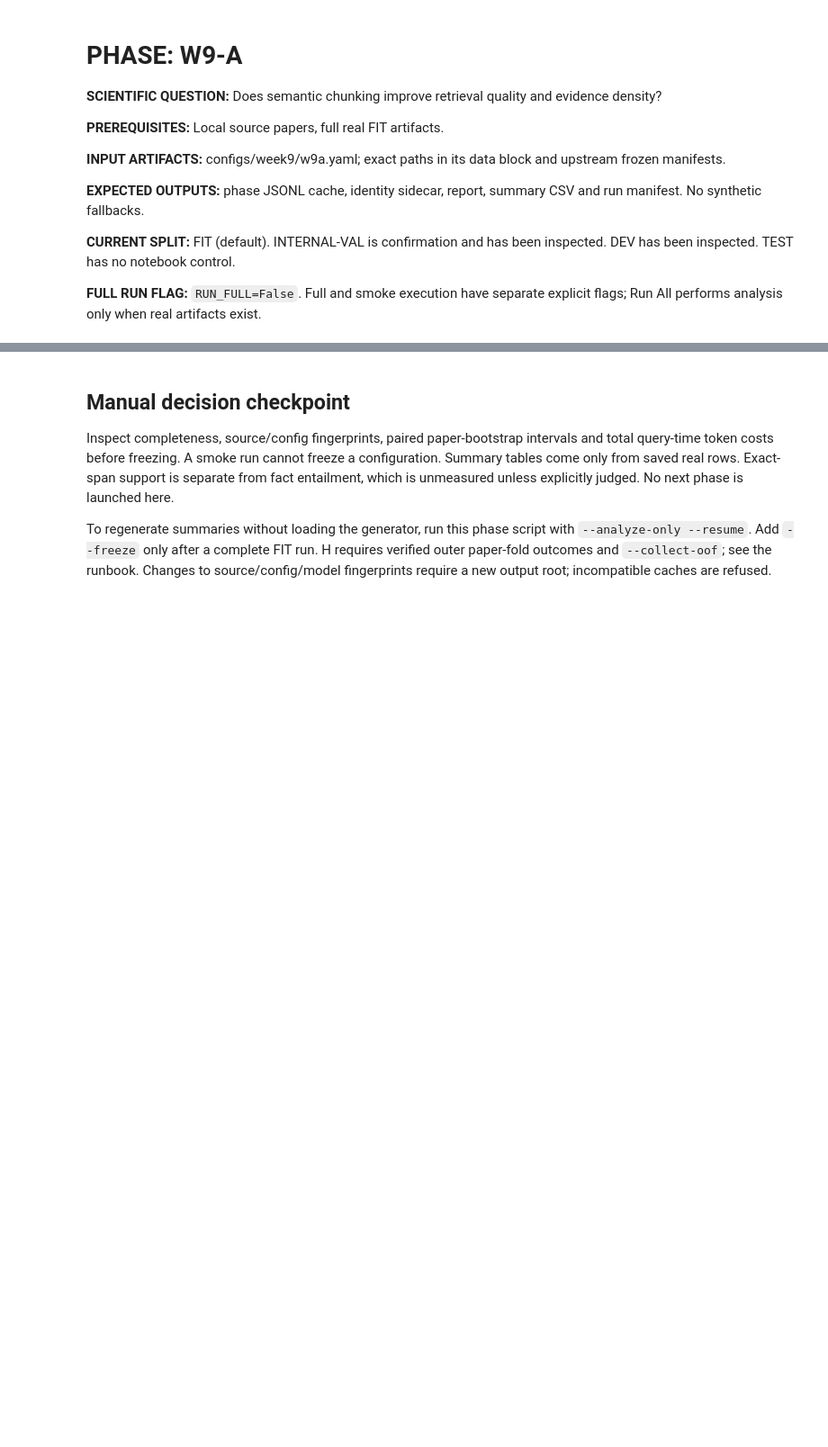
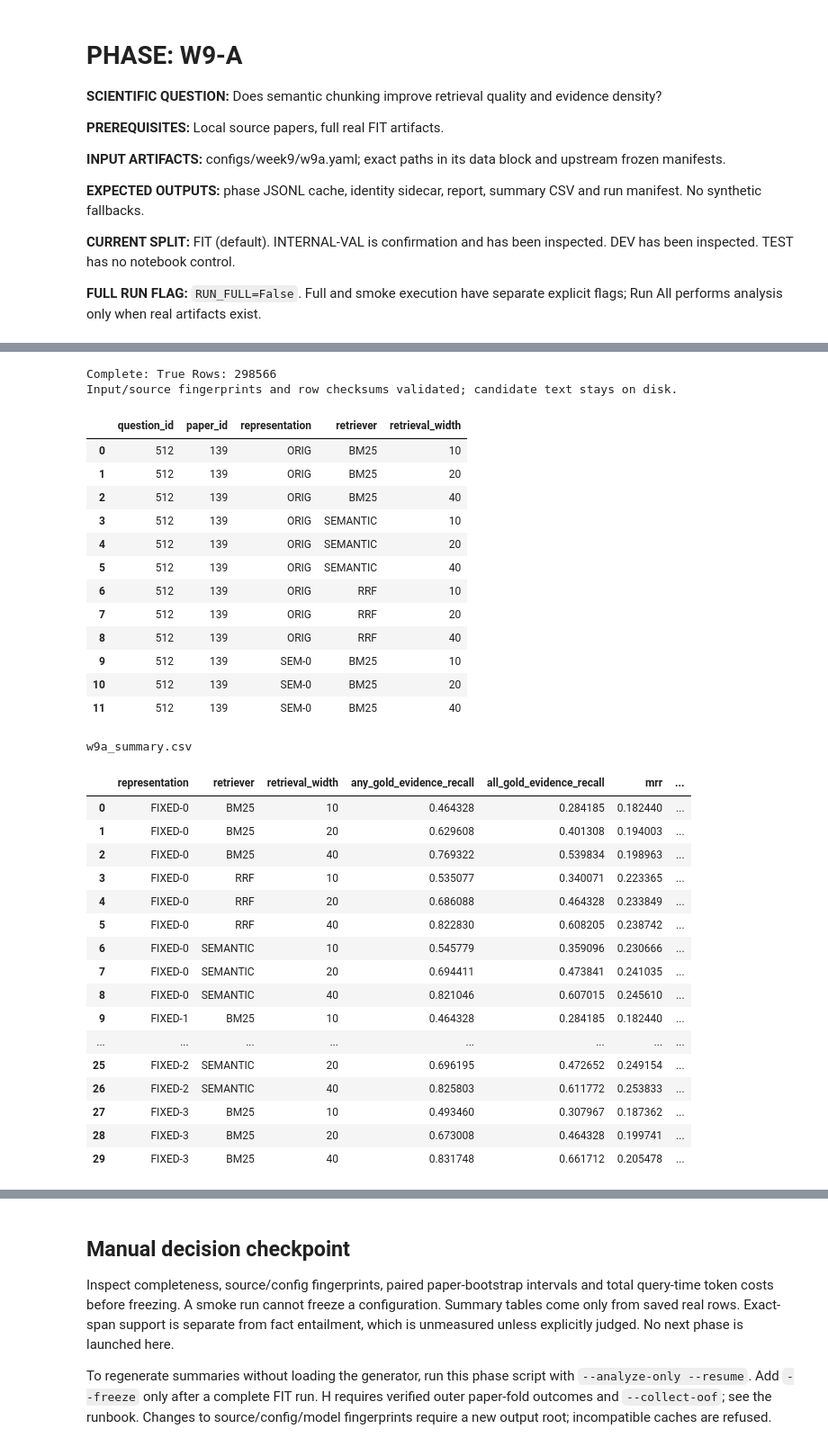
Before and after one commit to Guna-Venkat/CS787-QCCA-RAG, a Jupyter notebook: notebooks/week9/week9a_semantic_chunking_retrieval.ipynb, the cells around one changed output, grey strips where cells are left out. Shown at 90% size. Saved outputs shown, nothing was run; the diff lists cells and outputs as text; code cells hidden in the pictures; blank space fills up the shorter version.

```diff
--- a/notebooks/week9/week9a_semantic_chunking_retrieval.ipynb
+++ b/notebooks/week9/week9a_semantic_chunking_retrieval.ipynb
@@ -53,23 +71,68 @@ if RUN_SMOKE:
 # %%
 directory = phase_dir(cfg, PHASE, SPLIT)
 path = rows_path(cfg, PHASE, SPLIT)
-if path.is_file():
-    rows = load_phase(cfg, PHASE, SPLIT)
+manifest_path = directory / f'w9{PHASE}_manifest.json'
+if path.is_file() and manifest_path.is_file():
+    from src.week9.retrieval_cache import read_rows
+    from src.week9.provenance import verify_sources, file_hash
+    identity = json.loads(path.with_suffix('.identity.json').read_text())
+    verify_sources(identity['source_hashes'])
+    for input_path, expected_hash in identity['input_hashes'].items():
+        if file_hash(input_path) != expected_hash:
+            raise ValueError('Upstream input fingerprint changed')
+    # Validate every row, but keep only scalar metrics in notebook memory.
+    rows = list(read_rows(path, metrics_only=True))
     run_manifest = json.loads((directory / f'w9{PHASE}_manifest.json').read_text())
     from src.week9.provenance import digest
     expected_config = dict(cfg, _seed=run_manifest['seed'])
     if digest(expected_config) != run_manifest['config_hash']:
         raise ValueError('Notebook configuration differs from the saved run')
     print('Complete:', run_manifest['complete'], 'Rows:', len(rows))
-    print('Input/source fingerprints validated by load_phase.')
+    print('Input/source fingerprints and row checksums validated; candidate text stays on disk.')
     frame = pd.DataFrame(rows)
     display(frame[[c for c in ['question_id','paper_id','policy','representation','retriever',
         'retrieval_width','evidence_k','f1','total_query_prompt_tokens'] if c in frame]].head(12))
     for table in sorted(directory.glob('*.csv')):
         print(table.name)
         display(pd.read_csv(table).head(30))
+elif path.is_file():
+    print('Partial compact cache exists. Resume W9-A; summaries appear after completion.')
 else:
     print('No full-run artifacts yet. Run the phase manually; no fallback metrics were created.')
+# %% [output]
+Complete: True Rows: 298566
+Input/source fingerprints and row checksums validated; candidate text stays on disk.
+|  | question_id | paper_id | representation | retriever | retrieval_width |
+| 0 | 512 | 139 | ORIG | BM25 | 10 |
+| 1 | 512 | 139 | ORIG | BM25 | 20 |
+| 2 | 512 | 139 | ORIG | BM25 | 40 |
+| 3 | 512 | 139 | ORIG | SEMANTIC | 10 |
+| 4 | 512 | 139 | ORIG | SEMANTIC | 20 |
+| 5 | 512 | 139 | ORIG | SEMANTIC | 40 |
+| 6 | 512 | 139 | ORIG | RRF | 10 |
+| 7 | 512 | 139 | ORIG | RRF | 20 |
+| 8 | 512 | 139 | ORIG | RRF | 40 |
+| 9 | 512 | 139 | SEM-0 | BM25 | 10 |
+| 10 | 512 | 139 | SEM-0 | BM25 | 20 |
+| 11 | 512 | 139 | SEM-0 | BM25 | 40 |
+w9a_summary.csv
+|  | representation | retriever | retrieval_width | any_gold_evidence_recall | all_gold_evidence_recall | mrr | ... |
+| 0 | FIXED-0 | BM25 | 10 | 0.464328 | 0.284185 | 0.182440 | ... |
+| 1 | FIXED-0 | BM25 | 20 | 0.629608 | 0.401308 | 0.194003 | ... |
+| 2 | FIXED-0 | BM25 | 40 | 0.769322 | 0.539834 | 0.198963 | ... |
+| 3 | FIXED-0 | RRF | 10 | 0.535077 | 0.340071 | 0.223365 | ... |
+| 4 | FIXED-0 | RRF | 20 | 0.686088 | 0.464328 | 0.233849 | ... |
+| 5 | FIXED-0 | RRF | 40 | 0.822830 | 0.608205 | 0.238742 | ... |
+| 6 | FIXED-0 | SEMANTIC | 10 | 0.545779 | 0.359096 | 0.230666 | ... |
+| 7 | FIXED-0 | SEMANTIC | 20 | 0.694411 | 0.473841 | 0.241035 | ... |
+| 8 | FIXED-0 | SEMANTIC | 40 | 0.821046 | 0.607015 | 0.245610 | ... |
+| 9 | FIXED-1 | BM25 | 10 | 0.464328 | 0.284185 | 0.182440 | ... |
+| ... | ... | ... | ... | ... | ... | ... | ... |
+| 25 | FIXED-2 | SEMANTIC | 20 | 0.696195 | 0.472652 | 0.249154 | ... |
+| 26 | FIXED-2 | SEMANTIC | 40 | 0.825803 | 0.611772 | 0.253833 | ... |
+| 27 | FIXED-3 | BM25 | 10 | 0.493460 | 0.307967 | 0.187362 | ... |
+| 28 | FIXED-3 | BM25 | 20 | 0.673008 | 0.464328 | 0.199741 | ... |
+| 29 | FIXED-3 | BM25 | 40 | 0.831748 | 0.661712 | 0.205478 | ... |
 # %%
 if path.is_file():
     import matplotlib.pyplot as plt
```
Also changed, not shown: parts of 3 cells of this notebook, 45 other files.
